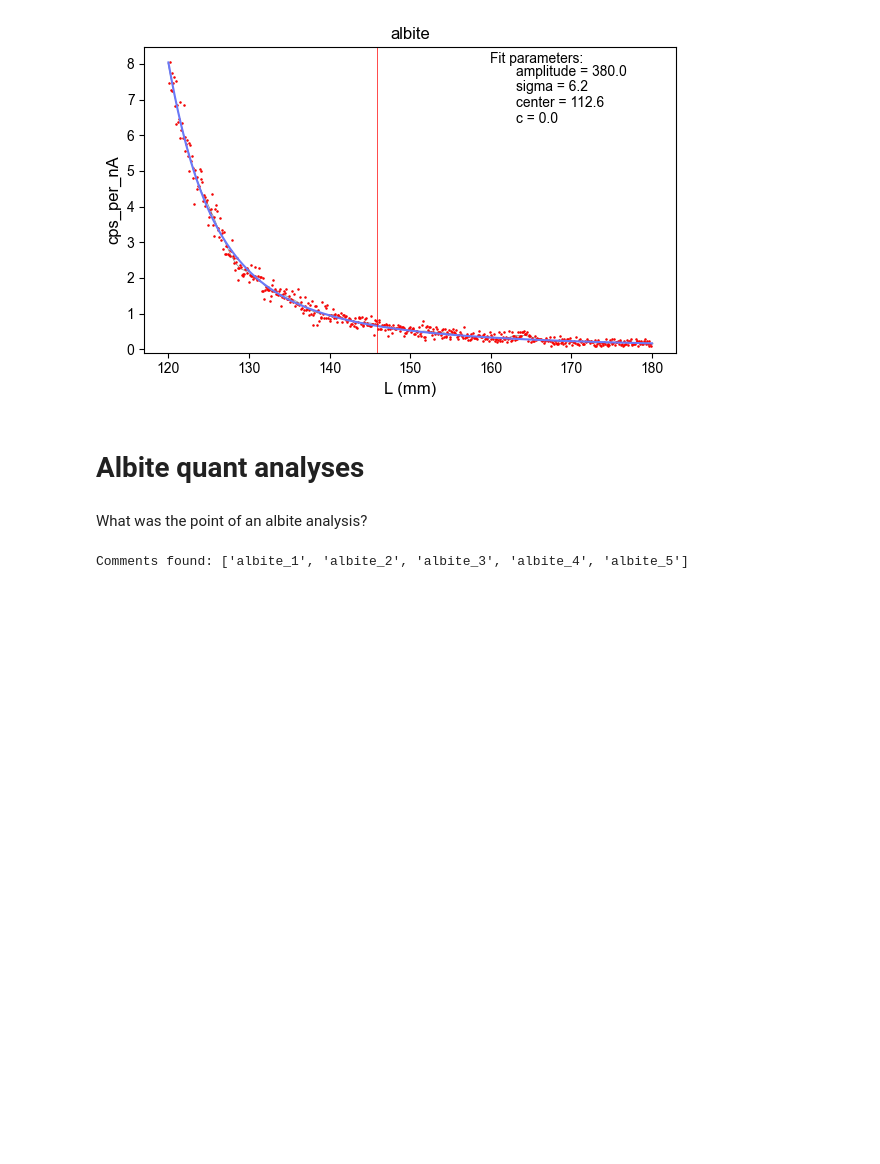
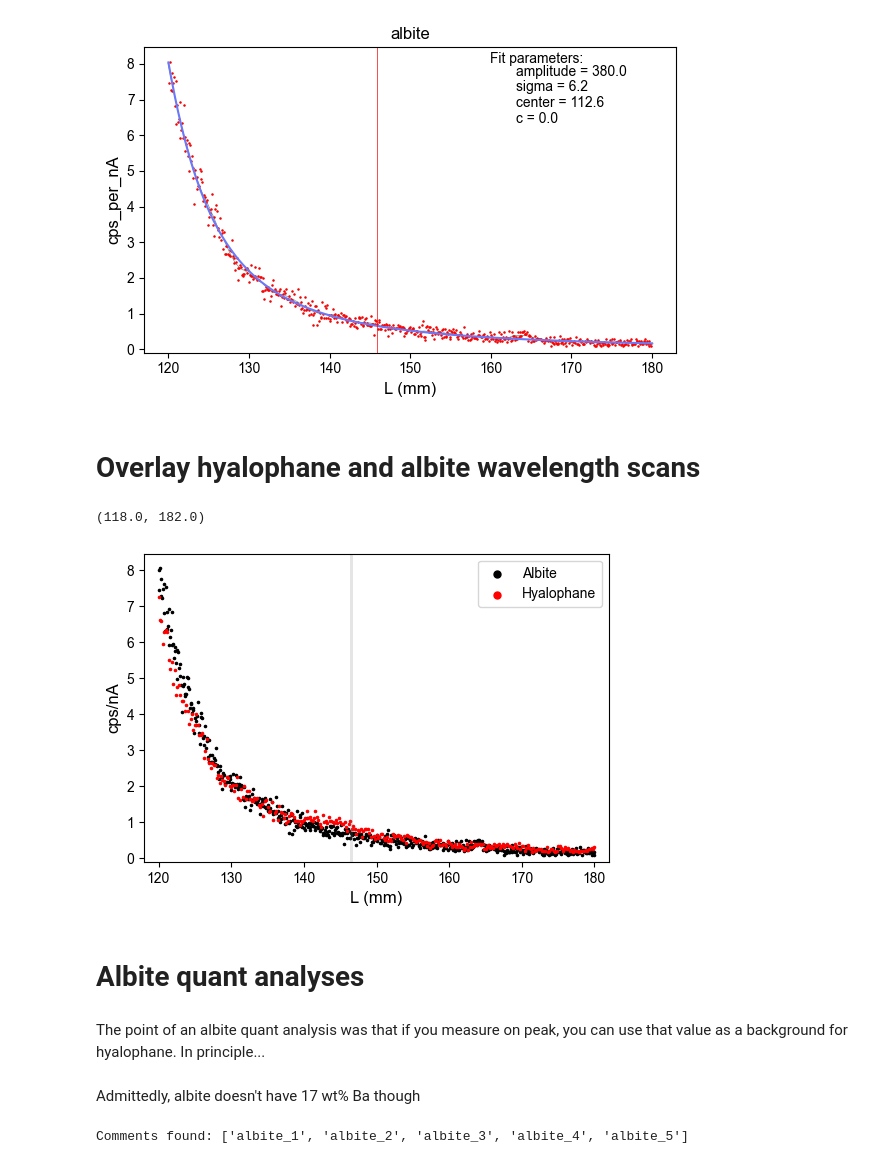
Before and after one commit to eleanor-m/n_epma_analysis, a Jupyter notebook: notebooks/03_hyalophane_StA.ipynb, the cells around one changed output. Drawn from its saved outputs; the diff is of its cells as text; code cells hidden in the pictures; blank space fills up the shorter version.

Commit message:
Add stuff on albite blank background correction

```diff
--- a/notebooks/03_hyalophane_StA.ipynb
+++ b/notebooks/03_hyalophane_StA.ipynb
@@ -463,10 +498,46 @@ par_dict = wdscan.write_fit_params(out, sample, save_to=None)
 Figure not saved
 Parameters not saved
 [figure]
+# %% [markdown]
+# Overlay hyalophane and albite wavelength scans
+# %%
+scan_path = Path('../data/raw/hyalophane_StA/wd_scans/hyalophane_22122021_0010_QLW/Pos_0002/')
+_, hyal_data = readfiles.import_jeol_wdscans(
+    subfolder=scan_path)
+scan_path = Path('../data/raw/hyalophane_StA/wd_scans/albite_22122021_0006_QLW/Pos_0001/')
+_, albite_data = readfiles.import_jeol_wdscans(
+    subfolder=scan_path)
+
+fig, ax = plt.subplots()
+
+plt.scatter(albite_data.L, albite_data.cps_per_nA, marker='.', color='k', s=10, label="Albite")
+plt.scatter(hyal_data.L, hyal_data.cps_per_nA, marker='.', color='r', s=10, label="Hyalophane")
+lgnd = plt.legend(loc="upper right", scatterpoints=1, fontsize=10)
+for handle in lgnd.legend_handles:
+    handle.set_sizes([100.0])
+
+ylims = ax.get_ylim()
+plt.ylim(-0.1, ylims[1])
+
+pk_pos = [146.4, 146.8]
+
+plt.fill_between([pk_pos[0], pk_pos[1], pk_pos[1], pk_pos[0]],
+                    [-0.1, -0.1, ylims[1], ylims[1]], alpha=0.2, color='grey',
+                    linewidth=0)
+
+plt.xlabel('L (mm)')
+
+plt.ylabel('cps/nA')
+plt.xlim(118, 182)
+# %% [output]
+(118.0, 182.0)
+[figure, added]
 # %% [markdown]
 # Albite quant analyses
-# %% [markdown]
-What was the point of an albite analysis?
+# %% [markdown]
+The point of an albite quant analysis was that if you measure on peak, you can use that value as a background for hyalophane. In principle...
+# %% [markdown]
+Admittedly, albite doesn't have 17 wt% Ba though
 # %%
 samples = ['albite'] # List of samples in this dataset
 sample_folders = [Path('../data/raw/hyalophane_StA/albite_quant/')] # List of folders corresponding to the samples
```
Also changed, not shown: parts of 18 cells of this notebook.
